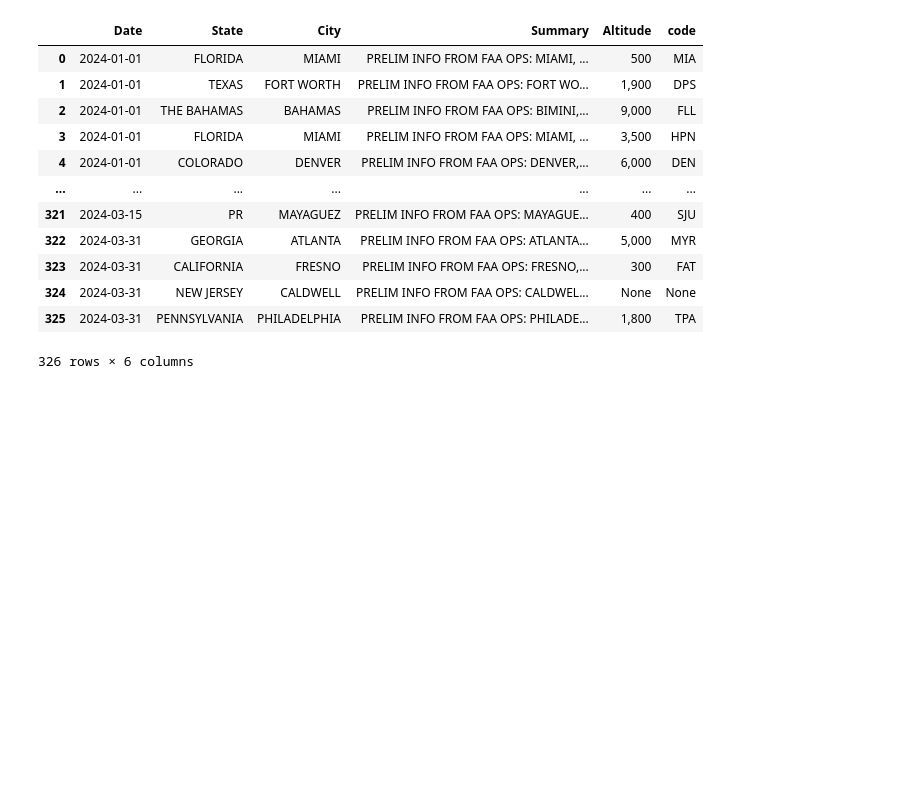
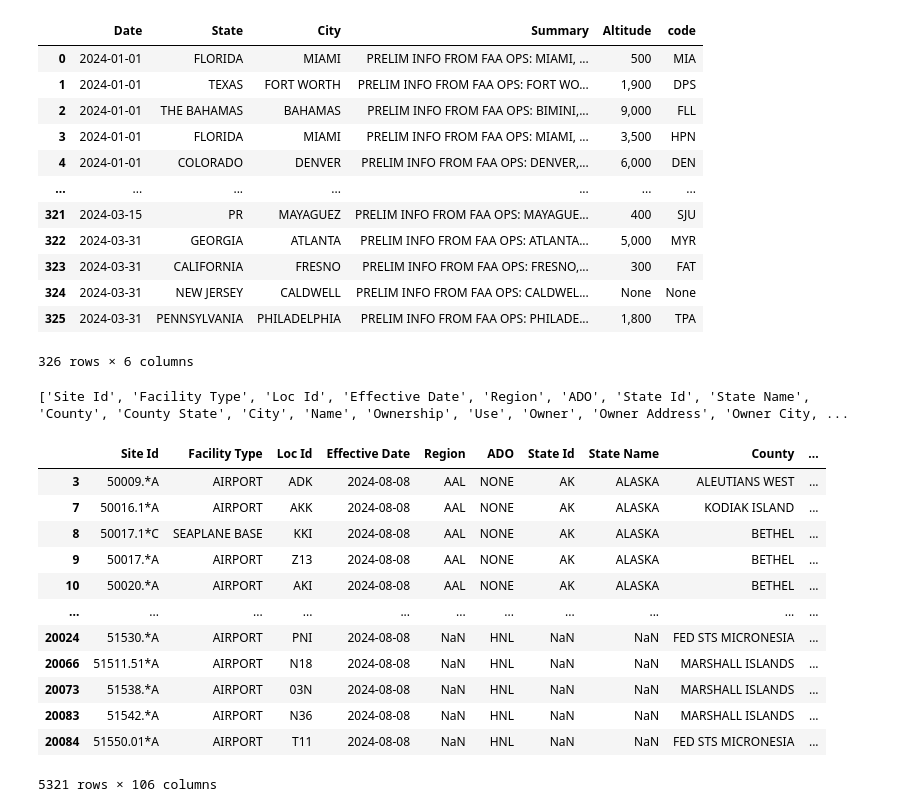
Before and after one commit to vishalival/drone-intrusion, a Jupyter notebook: code1.ipynb, the cells around one changed output. Cells and saved outputs as stored; diff of their text form; code cells hidden in the pictures; blank space fills up the shorter version.

```diff
--- a/code1.ipynb
+++ b/code1.ipynb
@@ -131,3 +131,27 @@ drone_df
 | 324 | 2024-03-31 | NEW JERSEY | CALDWELL | PRELIM INFO FROM FAA OPS: CALDWEL... | None | None |
 | 325 | 2024-03-31 | PENNSYLVANIA | PHILADELPHIA | PRELIM INFO FROM FAA OPS: PHILADE... | 1,800 | TPA |
 326 rows × 6 columns
+# %%
+all_airport_df = pd.read_excel("all-airport-data.xlsx")
+# %%
+column_list = all_airport_df.columns.tolist()
+print(column_list)
+# %% [output]
+['Site Id', 'Facility Type', 'Loc Id', 'Effective Date', 'Region', 'ADO', 'State Id', 'State Name', 'County', 'County State', 'City', 'Name', 'Ownership', 'Use', 'Owner', 'Owner Address', 'Owner City, ...
+# %%
+faa_codes = all_airport_df[all_airport_df['Loc Id'].str.len() == 3]
+faa_codes
+# %% [output]
+|  | Site Id | Facility Type | Loc Id | Effective Date | Region | ADO | State Id | State Name | County | ... |
+| 3 | 50009.*A | AIRPORT | ADK | 2024-08-08 | AAL | NONE | AK | ALASKA | ALEUTIANS WEST | ... |
+| 7 | 50016.1*A | AIRPORT | AKK | 2024-08-08 | AAL | NONE | AK | ALASKA | KODIAK ISLAND | ... |
+| 8 | 50017.1*C | SEAPLANE BASE | KKI | 2024-08-08 | AAL | NONE | AK | ALASKA | BETHEL | ... |
+| 9 | 50017.*A | AIRPORT | Z13 | 2024-08-08 | AAL | NONE | AK | ALASKA | BETHEL | ... |
+| 10 | 50020.*A | AIRPORT | AKI | 2024-08-08 | AAL | NONE | AK | ALASKA | BETHEL | ... |
+| ... | ... | ... | ... | ... | ... | ... | ... | ... | ... | ... |
+| 20024 | 51530.*A | AIRPORT | PNI | 2024-08-08 | NaN | HNL | NaN | NaN | FED STS MICRONESIA | ... |
+| 20066 | 51511.51*A | AIRPORT | N18 | 2024-08-08 | NaN | HNL | NaN | NaN | MARSHALL ISLANDS | ... |
+| 20073 | 51538.*A | AIRPORT | 03N | 2024-08-08 | NaN | HNL | NaN | NaN | MARSHALL ISLANDS | ... |
+| 20083 | 51542.*A | AIRPORT | N36 | 2024-08-08 | NaN | HNL | NaN | NaN | MARSHALL ISLANDS | ... |
+| 20084 | 51550.01*A | AIRPORT | T11 | 2024-08-08 | NaN | HNL | NaN | NaN | FED STS MICRONESIA | ... |
+5321 rows × 106 columns
```
Also changed, not shown: parts of 2 cells of this notebook, 1 other file.
